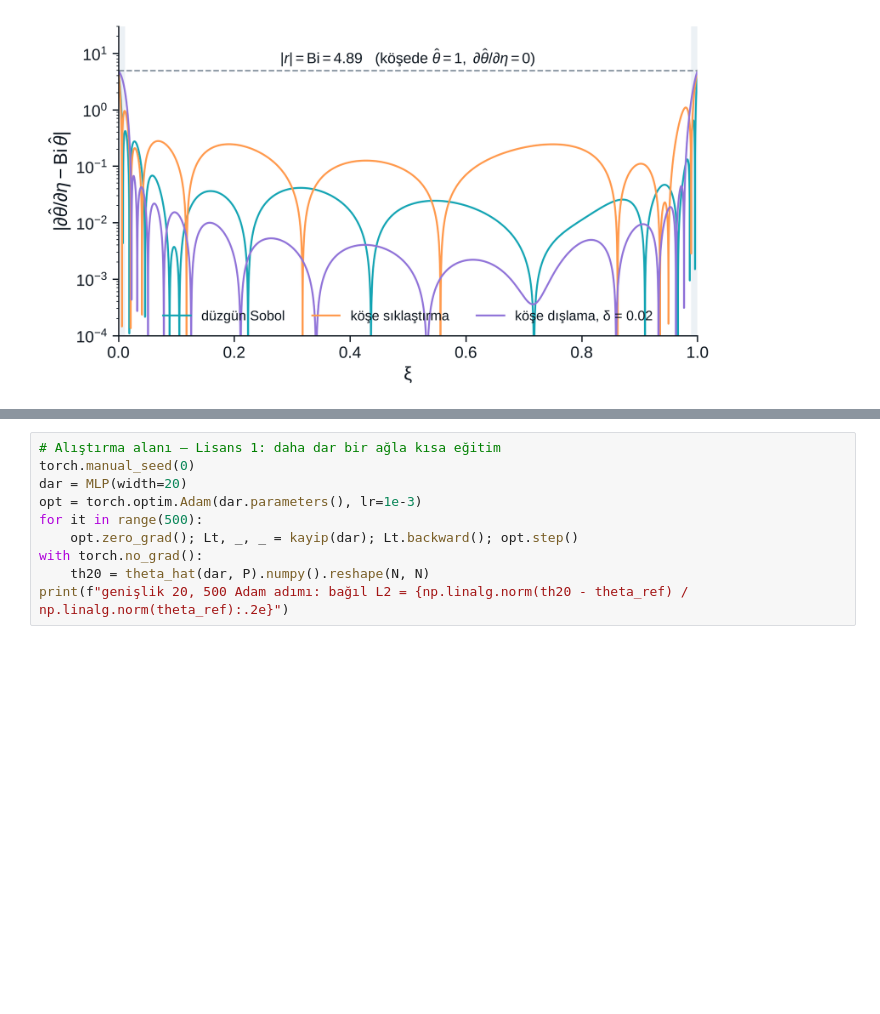
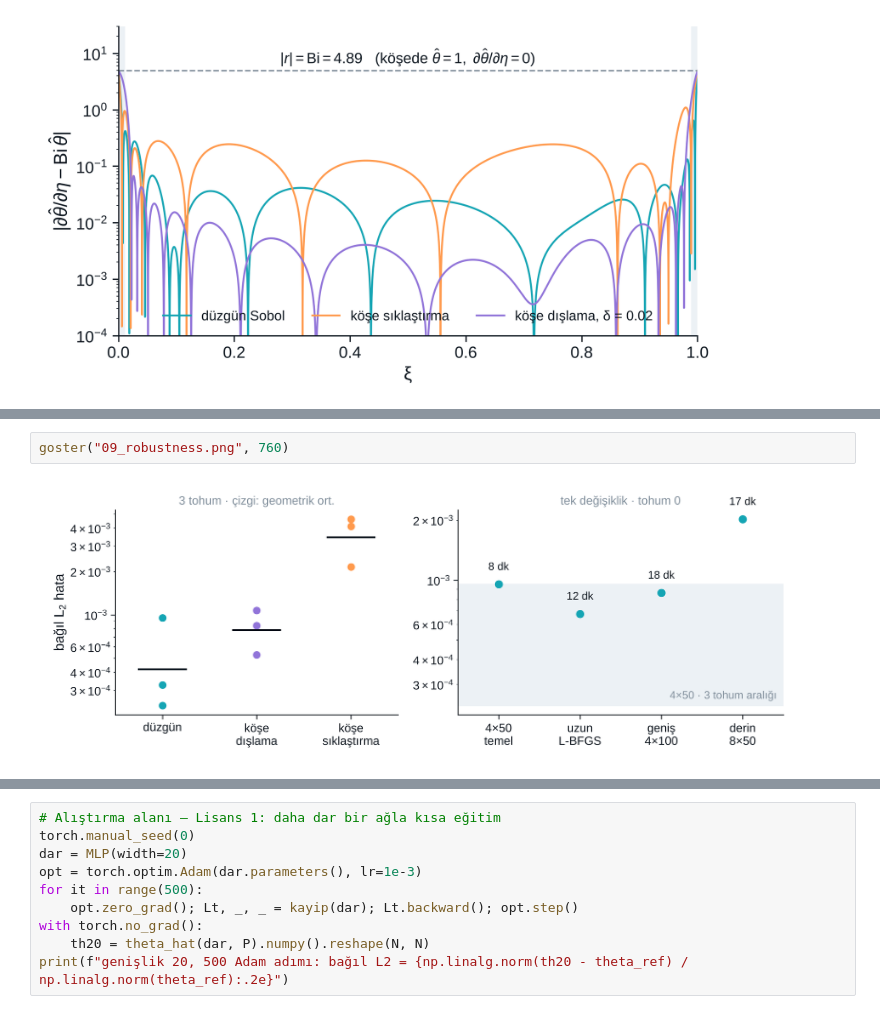
Before and after one commit to mikbalarikan/Kolay-pinn, a Jupyter notebook: cases/01-2d-heat-conduction/notebook/ders02_forward_pinn.ipynb, the cells around one changed output, grey strips where cells are left out. Saved outputs shown, nothing was run; the diff lists cells and outputs as text; blank space fills up the shorter version.

```diff
--- a/cases/01-2d-heat-conduction/notebook/ders02_forward_pinn.ipynb
+++ b/cases/01-2d-heat-conduction/notebook/ders02_forward_pinn.ipynb
@@ -368 +394,5 @@ goster("08_robin_residual.png", 680)
+# %%
+goster("09_robustness.png", 760)
+# %% [output]
+[figure, added]
 # %% [markdown]
```
Also changed, not shown: parts of 4 cells of this notebook.
